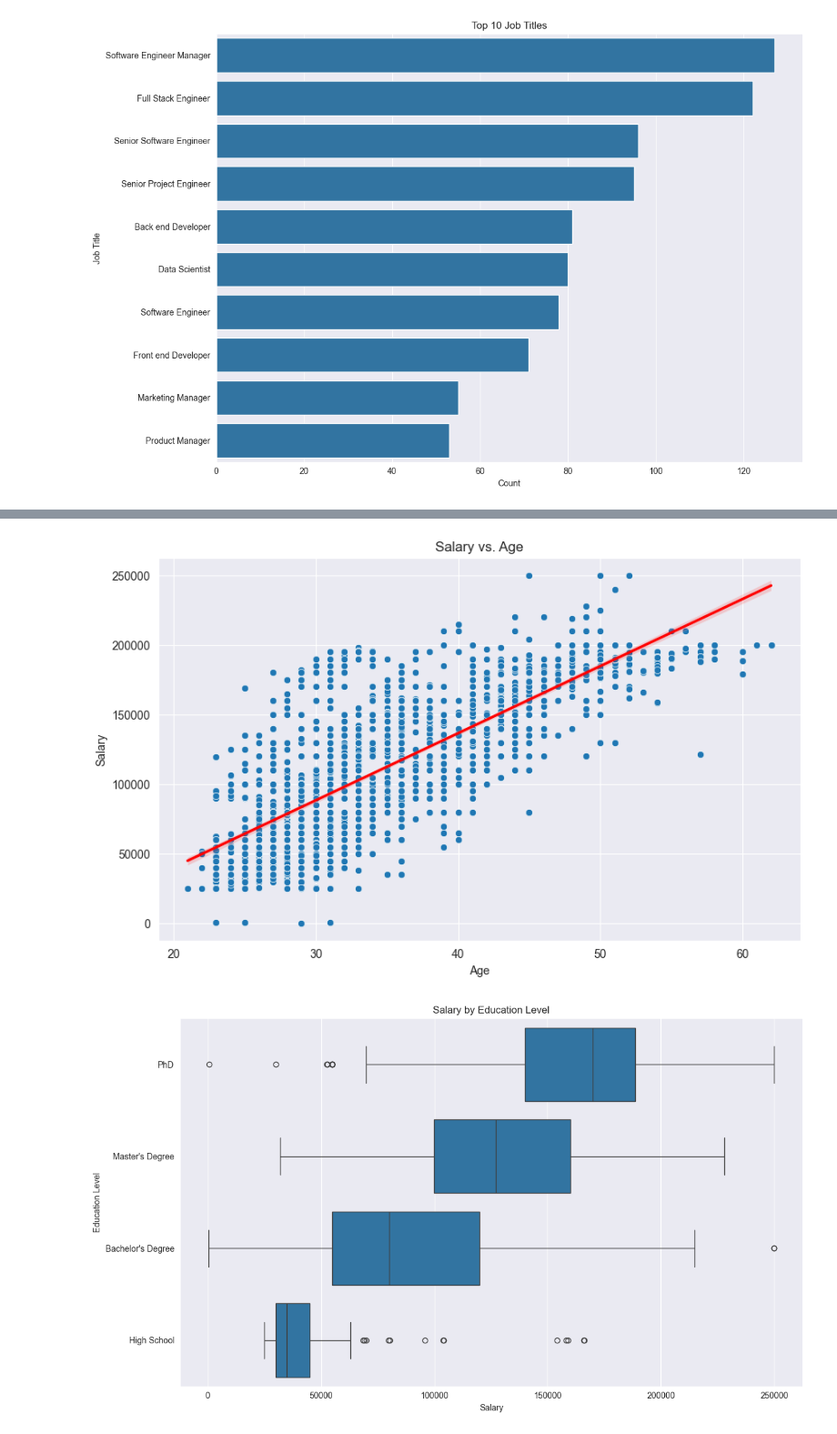
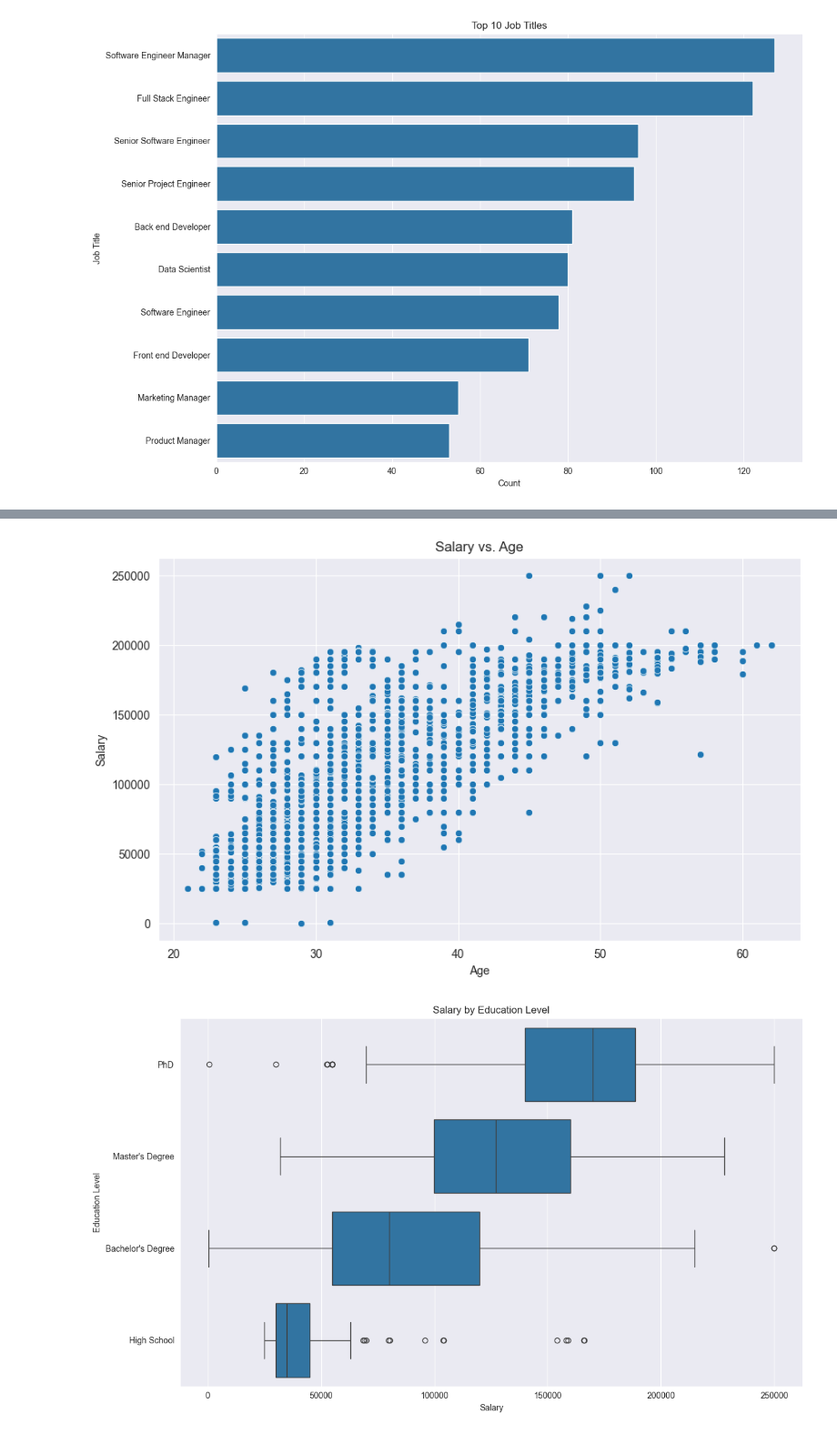
Before and after one commit to a-nadafian/build-your-own-linear-regression, a Jupyter notebook: notebooks/01-initial-exploration.ipynb, the cells around one changed output, grey strips where cells are left out. Shown: that part at 91% size. Saved outputs shown, nothing was run; the diff lists cells and outputs as text; code cells hidden in the pictures.

```diff
--- a/notebooks/01-initial-exploration.ipynb
+++ b/notebooks/01-initial-exploration.ipynb
@@ -229,15 +228,15 @@ plt.show()
 # %%
 # 8. Salary vs. Age
 plt.figure(figsize=(10, 6))
 sns.scatterplot(x='Age', y='Salary', data=df)
-sns.regplot(x='Age', y='Salary', data=df, scatter=False, color='red')
+
 plt.title('Salary vs. Age')
 plt.xlabel('Age')
 plt.ylabel('Salary')
 plt.savefig(os.path.join(plot_dir,'salary_vs_age.png'))
 plt.show()
 # %% [output]
-[figure, old version]
+[figure, new version]
 # %%
 # 9. Salary by Education Level
 plt.figure(figsize=(12, 7))
```
Also changed, not shown: parts of 9 cells of this notebook, 7 other files.
